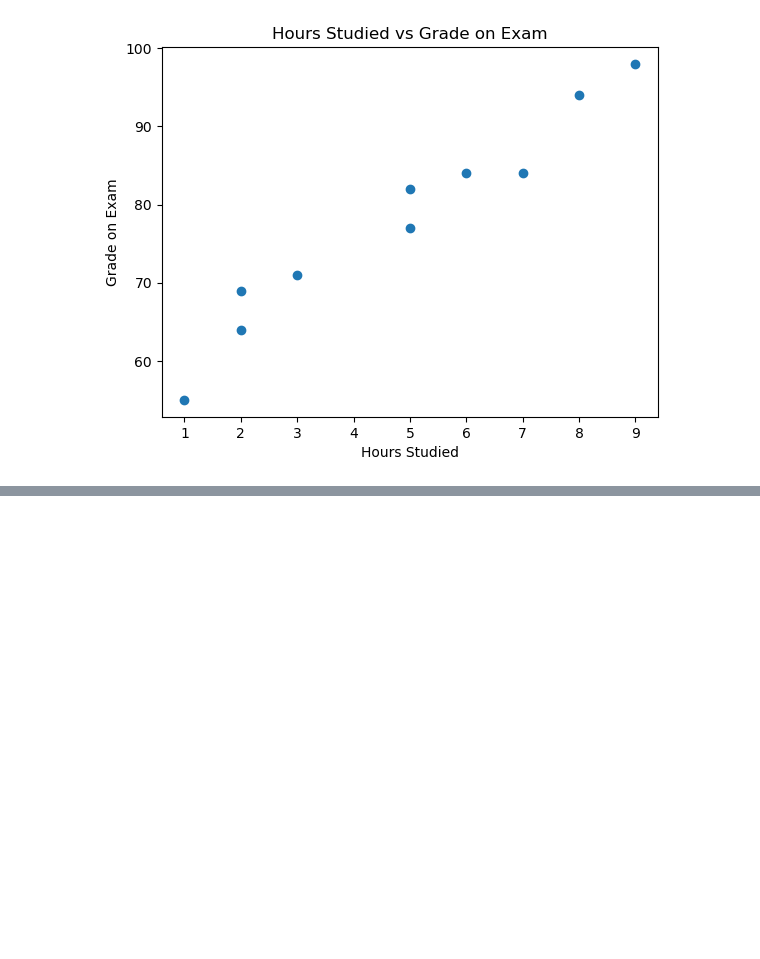
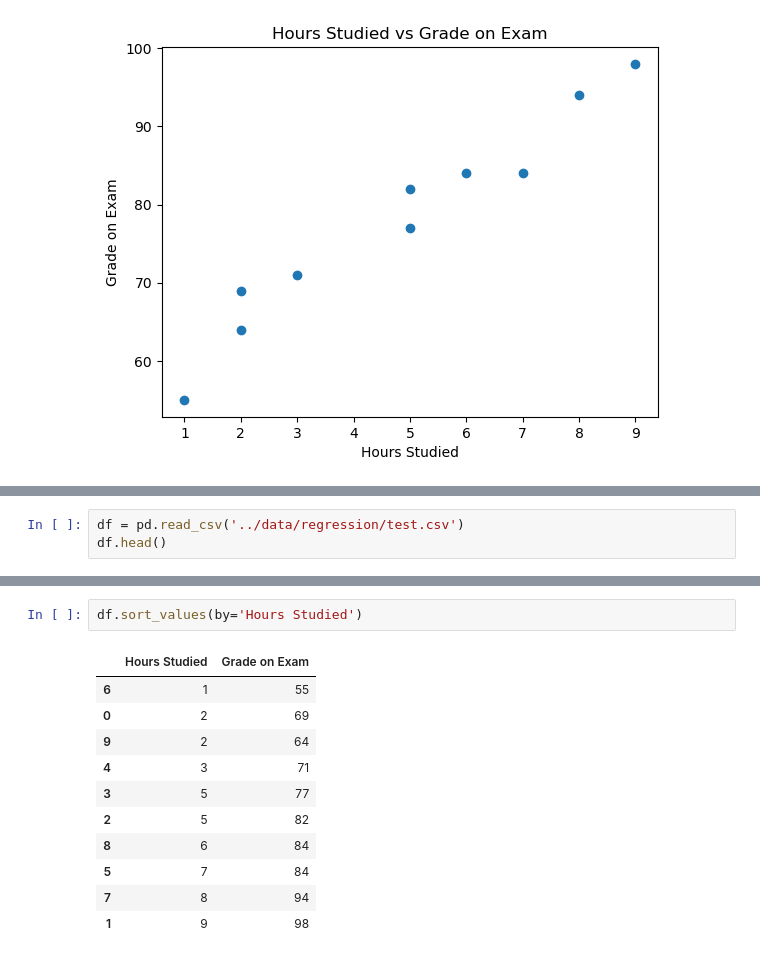
Before and after one commit to karamian-ani/data_analytics_with_python, a Jupyter notebook: notebooks/16_simple_linear_regression.ipynb, the cells around one changed output, grey strips where cells are left out. Saved outputs shown, nothing was run; the diff lists cells and outputs as text; blank space fills up the shorter version.

```diff
--- a/notebooks/16_simple_linear_regression.ipynb
+++ b/notebooks/16_simple_linear_regression.ipynb
@@ -14,0 +17,3 @@ plt.show()
+# %%
+df = pd.read_csv('../data/regression/test.csv')
+df.head()
@@ -35,0 +65,14 @@ Fitted line: y_hat = 55.04 + 4.74x
+# %%
+df.sort_values(by='Hours Studied')
+# %% [output]
+|  | Hours Studied | Grade on Exam |
+| 6 | 1 | 55 |
+| 0 | 2 | 69 |
+| 9 | 2 | 64 |
+| 4 | 3 | 71 |
+| 3 | 5 | 77 |
+| 2 | 5 | 82 |
+| 8 | 6 | 84 |
+| 5 | 7 | 84 |
+| 7 | 8 | 94 |
+| 1 | 9 | 98 |
```
Also changed, not shown: parts of 24 cells of this notebook, 1 other file.
